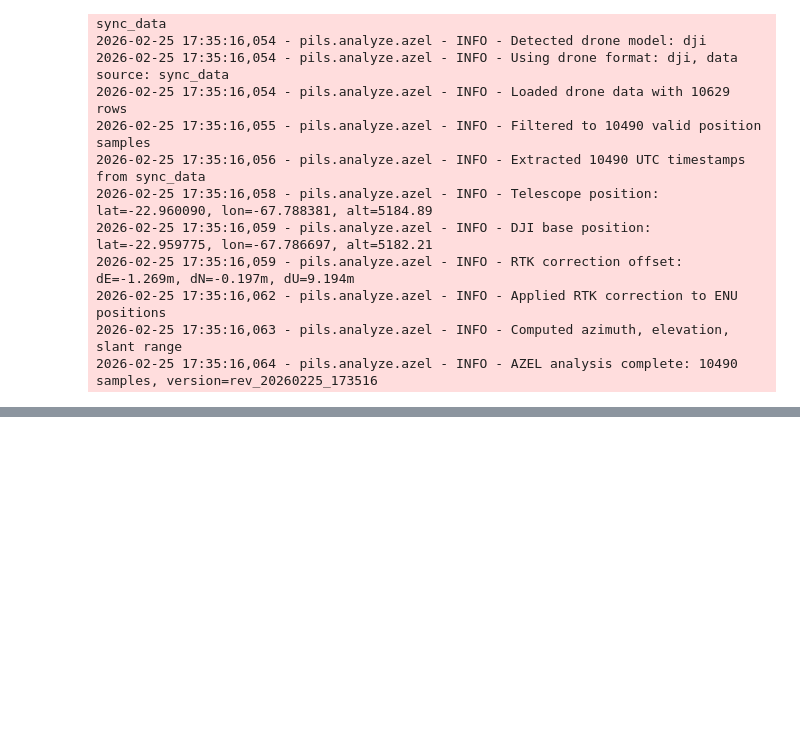
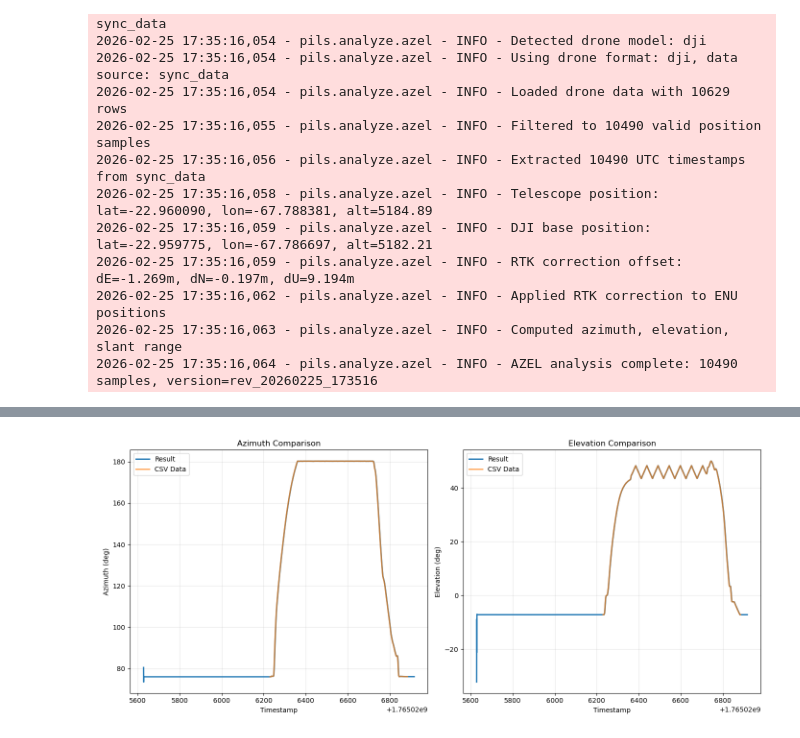
Before and after one commit to POLOCALC/pils, a Jupyter notebook: examples/loader.ipynb, the cells around one changed output, grey strips where cells are left out. Cells and saved outputs as stored; diff of their text form; code cells hidden in the pictures; blank space fills up the shorter version.

```diff
--- a/examples/loader.ipynb
+++ b/examples/loader.ipynb
@@ -687,0 +789,27 @@ AZELVersion(version_name='rev_20260225_173516', azel_data=shape: (10_490, 4)
+# %%
+plt.figure(figsize=(14, 6))
+
+# Azimuth plot
+plt.subplot(1, 2, 1)
+plt.plot(result.azel_data['timestamp'], result.azel_data['az'], label='Result', linewidth=2)
+plt.plot(df_ref['cTime'], df_ref['azimuth'], label='CSV Data', alpha=0.7, linewidth=2)
+plt.xlabel('Timestamp')
+plt.ylabel('Azimuth (deg)')
+plt.title('Azimuth Comparison')
+plt.legend()
+plt.grid(True, alpha=0.3)
+
+# Elevation plot
+plt.subplot(1, 2, 2)
+plt.plot(result.azel_data['timestamp'], result.azel_data['el'], label='Result', linewidth=2)
+plt.plot(df_ref['cTime'], df_ref['elevation'], label='CSV Data', alpha=0.7, linewidth=2)
+plt.xlabel('Timestamp')
+plt.ylabel('Elevation (deg)')
+plt.title('Elevation Comparison')
+plt.legend()
+plt.grid(True, alpha=0.3)
+
+plt.tight_layout()
+plt.show()
+# %% [output]
+[figure, added]
```
Also changed, not shown: parts of 4 cells of this notebook, 6 other files.
